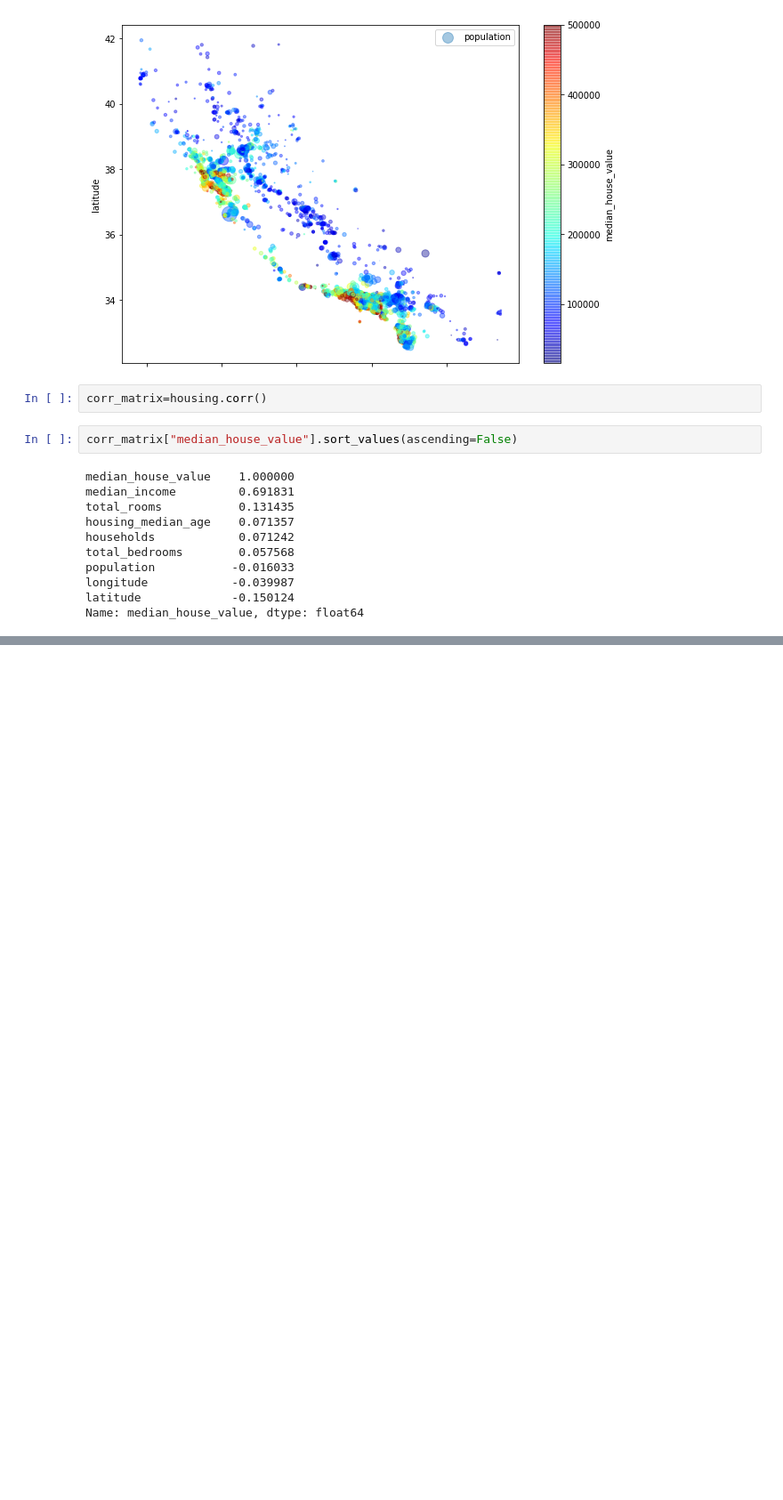
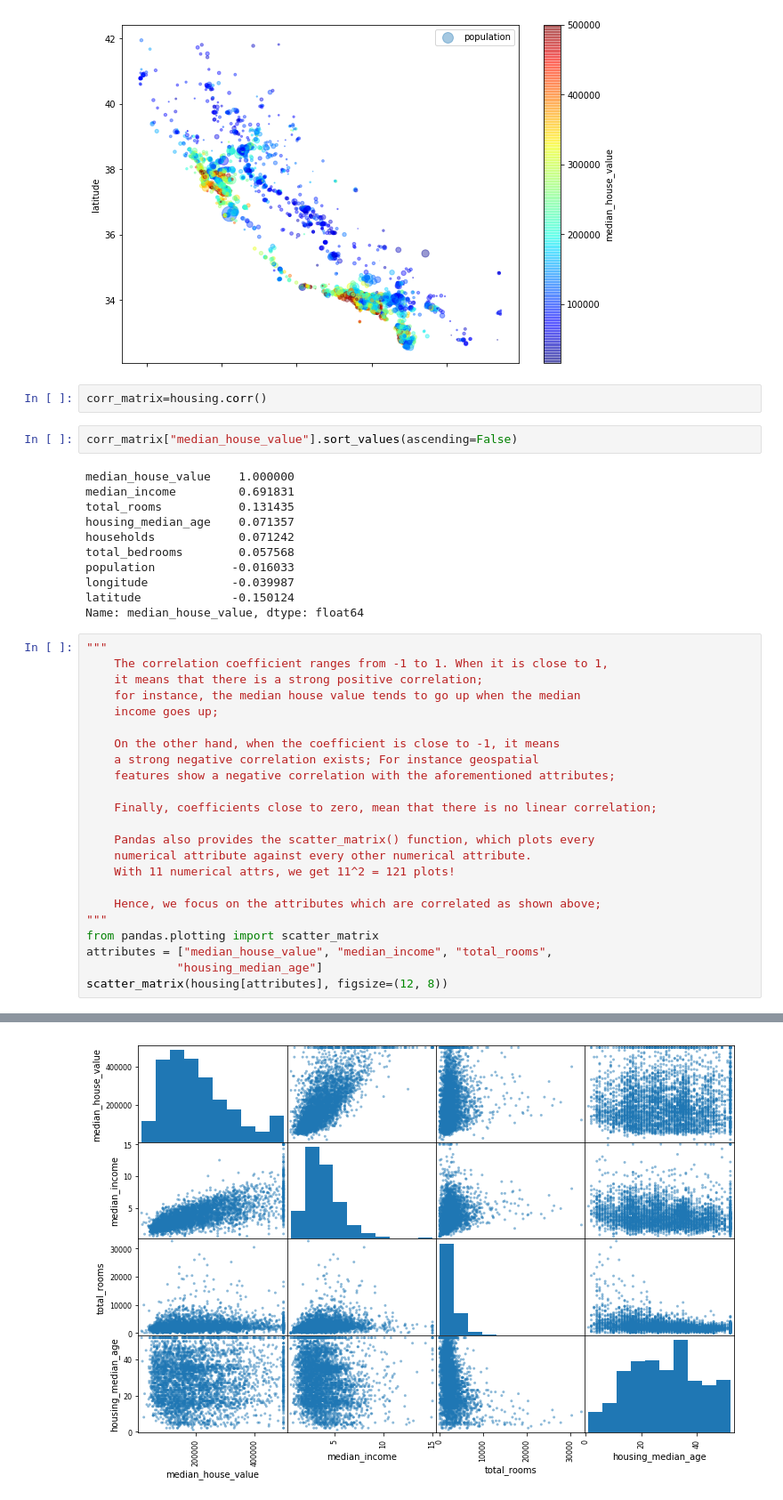
Before and after one commit to kejsiStruga/bitcoin-price-prediction, a Jupyter notebook: Housing.ipynb, the cells around one changed output, grey strips where cells are left out. Shown at 89% size. Cells and saved outputs as stored; diff of their text form; blank space fills up the shorter version.

```diff
--- a/Housing.ipynb
+++ b/Housing.ipynb
@@ -200,3 +200,27 @@ population           -0.016033
 longitude            -0.039987
 latitude             -0.150124
 Name: median_house_value, dtype: float64
+# %%
+"""
+    The correlation coefficient ranges from -1 to 1. When it is close to 1,
+    it means that there is a strong positive correlation;
+    for instance, the median house value tends to go up when the median
+    income goes up;
+
+    On the other hand, when the coefficient is close to -1, it means
+    a strong negative correlation exists; For instance geospatial
+    features show a negative correlation with the aforementioned attributes;
+
+    Finally, coefficients close to zero, mean that there is no linear correlation;
+
+    Pandas also provides the scatter_matrix() function, which plots every
+    numerical attribute against every other numerical attribute.
+    With 11 numerical attrs, we get 11^2 = 121 plots!
+
+    Hence, we focus on the attributes which are correlated as shown above;
+"""
+from pandas.plotting import scatter_matrix
+attributes = ["median_house_value", "median_income", "total_rooms",
+             "housing_median_age"]
+scatter_matrix(housing[attributes], figsize=(12, 8))
+# %% [output]
@@ -202,0 +244 @@ Name: median_house_value, dtype: float64
+[figure, added]
```
Also changed, not shown: parts of 8 cells of this notebook.
